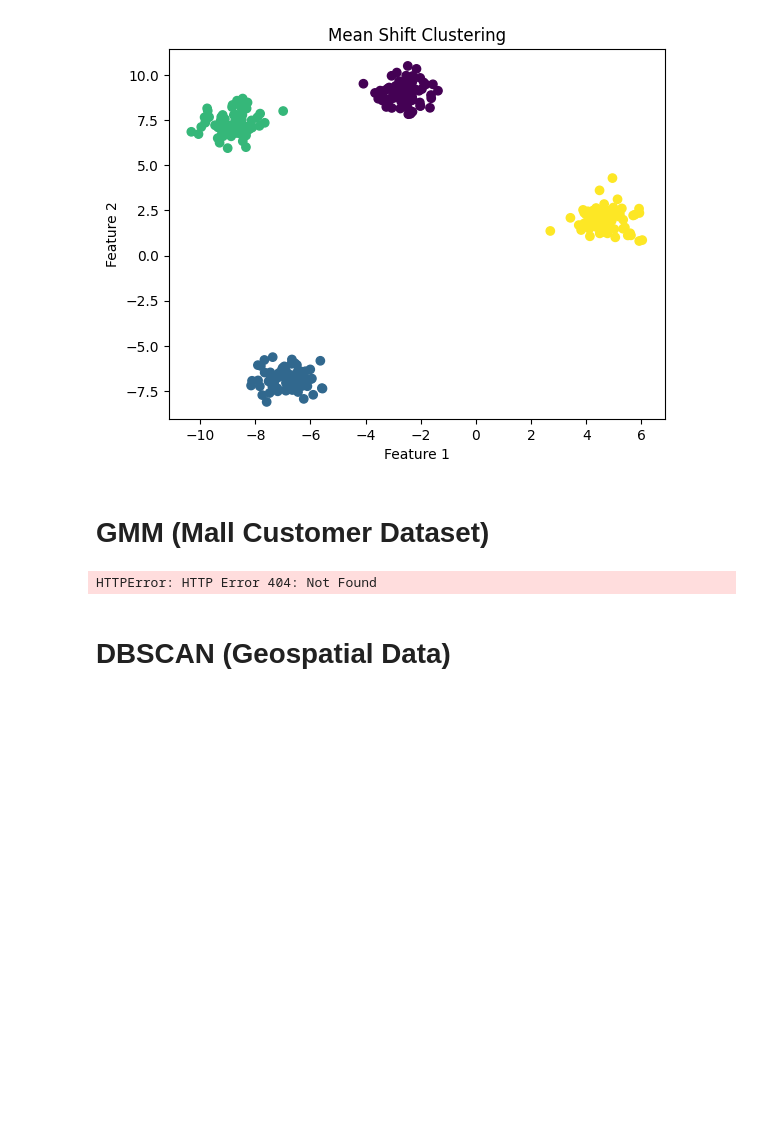
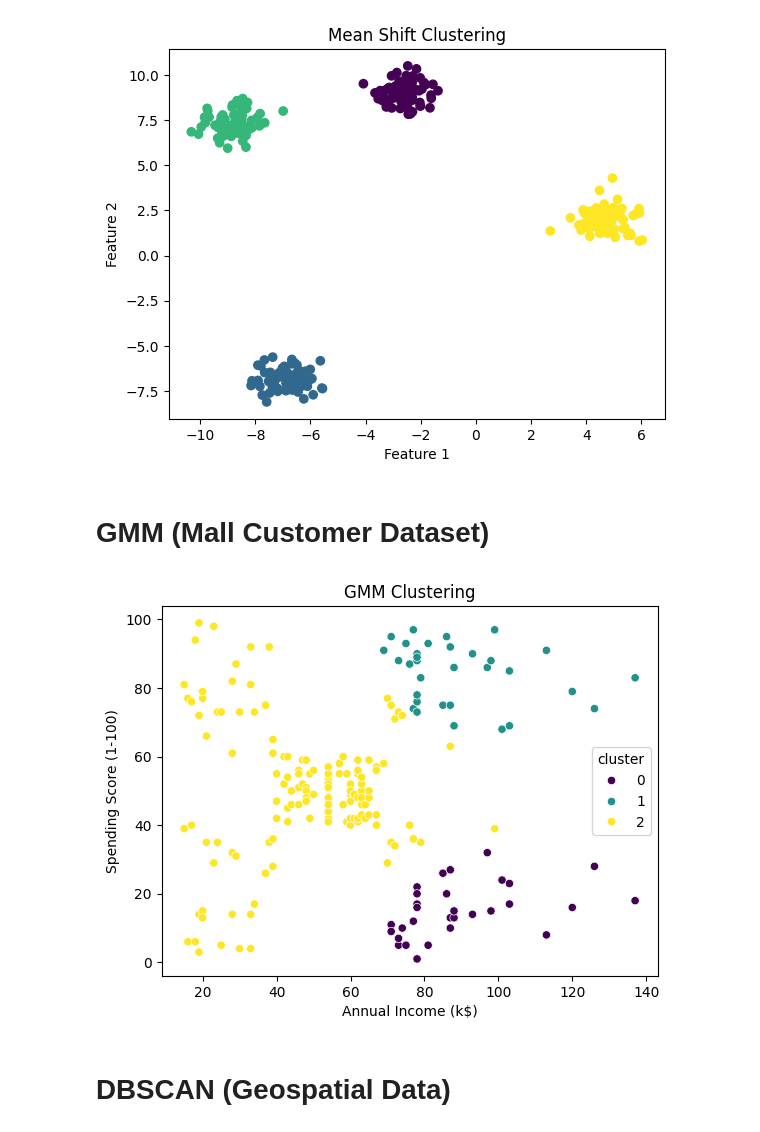
Before and after one commit to YeeeeeHo/ML_Final, a Jupyter notebook: example/Clustering/clustering.ipynb, the cells around one changed output. Cells and saved outputs as stored; diff of their text form; code cells hidden in the pictures; blank space fills up the shorter version.

```diff
--- a/example/Clustering/clustering.ipynb
+++ b/example/Clustering/clustering.ipynb
@@ -58,26 +58,26 @@ plt.show()
 # %%
 import pandas as pd
 from sklearn.mixture import GaussianMixture
 import matplotlib.pyplot as plt
 import seaborn as sns
 
 # 데이터 로드
-url = "https://raw.githubusercontent.com/selva86/datasets/master/Mall_Customers.csv"
+url = "https://raw.githubusercontent.com/YeeeeeHo/ML_Final/refs/heads/main/example/Clustering/Mall_Customers.csv"
 data = pd.read_csv(url)
 
 # 데이터 전처리
 X = data[['Annual Income (k$)', 'Spending Score (1-100)']]  # 특성 선택
 
 # GMM 클러스터링
 gmm = GaussianMixture(n_components=3, random_state=42)
 data['cluster'] = gmm.fit_predict(X)
 
 # 시각화
 sns.scatterplot(x='Annual Income (k$)', y='Spending Score (1-100)', hue='cluster', data=data, palette='viridis')
 plt.title("GMM Clustering")
 plt.show()
 # %% [output]
-HTTPError: HTTP Error 404: Not Found
+[figure, added]
 # %% [markdown]
 # DBSCAN (Geospatial Data)
 # %%
```
